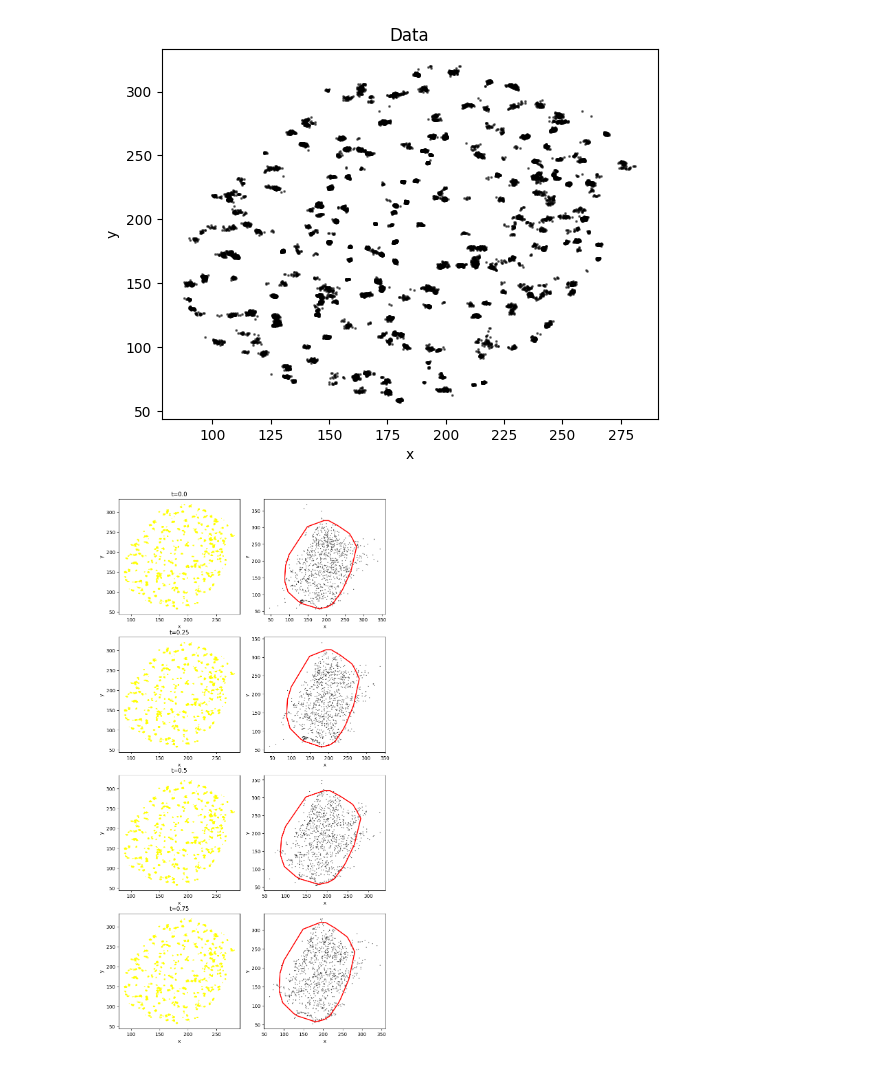
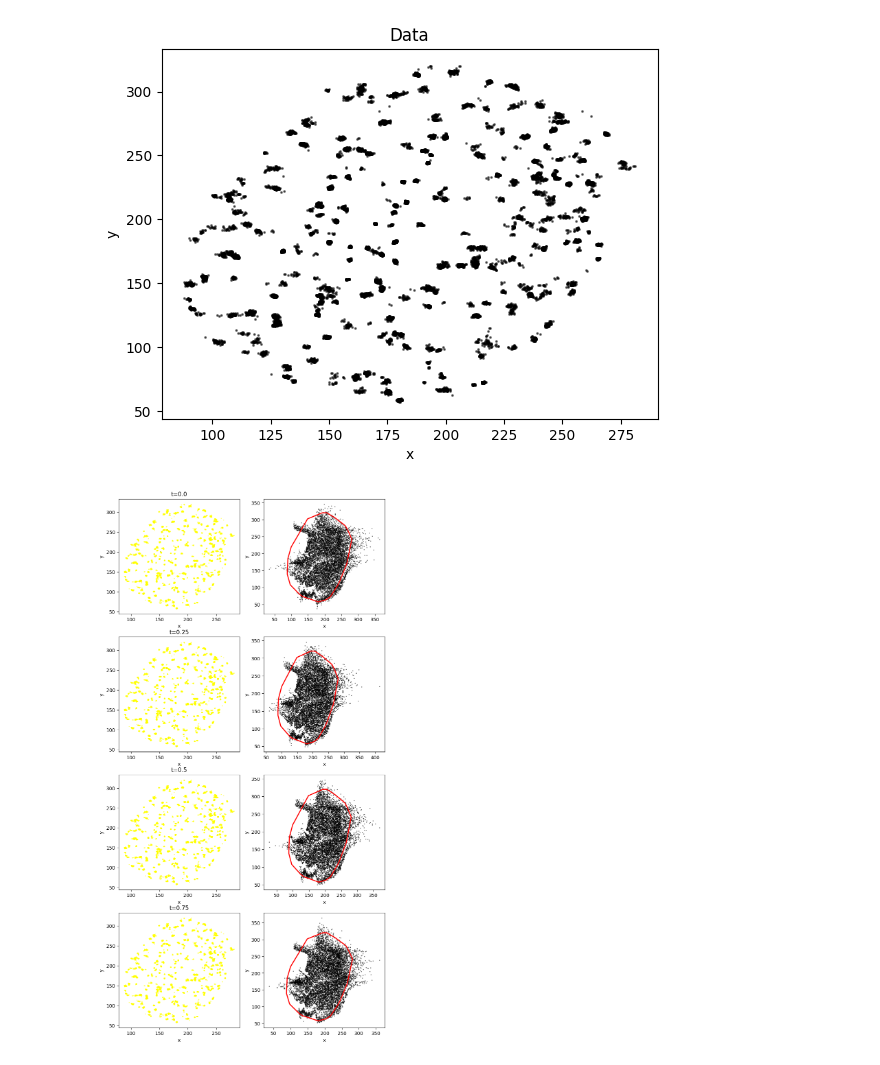
Before and after one commit to mkrishnapraneet/2D-Temporal-normalizing-flows, a Jupyter notebook: TNFwithRealNVP/test.ipynb, the cells around one changed output. Cells and saved outputs as stored; diff of their text form; code cells hidden in the pictures.

```diff
--- a/TNFwithRealNVP/test.ipynb
+++ b/TNFwithRealNVP/test.ipynb
@@ -327,40 +327,40 @@ plot_data(xxx, color="black", alpha=0.3)
 plt.title("t=0.75")
 
 plt.subplot(4, 2, 2)
-samples = model.sample(1000, t=0).data
+samples = model.sample(10000, t=0).data
 # plt.plot(coords[:,0], coords[:,1], 'o', color='yellow', markersize=1, alpha=0.5)
 plt.plot(cell_coords_closed[:,0], cell_coords_closed[:,1], color='red', linestyle='-', linewidth=2)
 plot_data(samples, color="black", alpha=0.5)
 # plt.xlim((0,400))
 # plt.ylim((0,400))
 # plt.title("t=0.0")
 
 plt.subplot(4, 2, 4)
-samples = model.sample(1000, t=0.25).data
+samples = model.sample(10000, t=0.25).data
 # plt.plot(coords[:,0], coords[:,1], 'o', color='yellow', markersize=1, alpha=0.5)
 plt.plot(cell_coords_closed[:,0], cell_coords_closed[:,1], color='red', linestyle='-', linewidth=2)
 plot_data(samples, color="black", alpha=0.5)
 # plt.xlim((0,400))
 # plt.ylim((0,400))
 # plt.title("t=0.25")
 
 plt.subplot(4, 2, 6)
-samples = model.sample(1000, t=0.5).data
+samples = model.sample(10000, t=0.5).data
 # plt.plot(coords[:,0], coords[:,1], 'o', color='yellow', markersize=1, alpha=0.5)
 plt.plot(cell_coords_closed[:,0], cell_coords_closed[:,1], color='red', linestyle='-', linewidth=2)
 plot_data(samples, color="black", alpha=0.5)
 # plt.xlim((0,400))
 # plt.ylim((0,400))
 # plt.title("t=0.5")
 
 plt.subplot(4, 2, 8)
-samples = model.sample(1000, t=0.75).data
+samples = model.sample(10000, t=0.75).data
 # plt.plot(coords[:,0], coords[:,1], 'o', color='yellow', markersize=1, alpha=0.5)
 plt.plot(cell_coords_closed[:,0], cell_coords_closed[:,1], color='red', linestyle='-', linewidth=2)
 plot_data(samples, color="black", alpha=0.5)
 # plt.xlim((0,400))
 # plt.ylim((0,400))
 # plt.title("t=0.75")
 plt.show()
 # %% [output]
-[figure, old version]
+[figure, new version]
```
Also changed, not shown: parts of 3 cells of this notebook, 6 other files.
